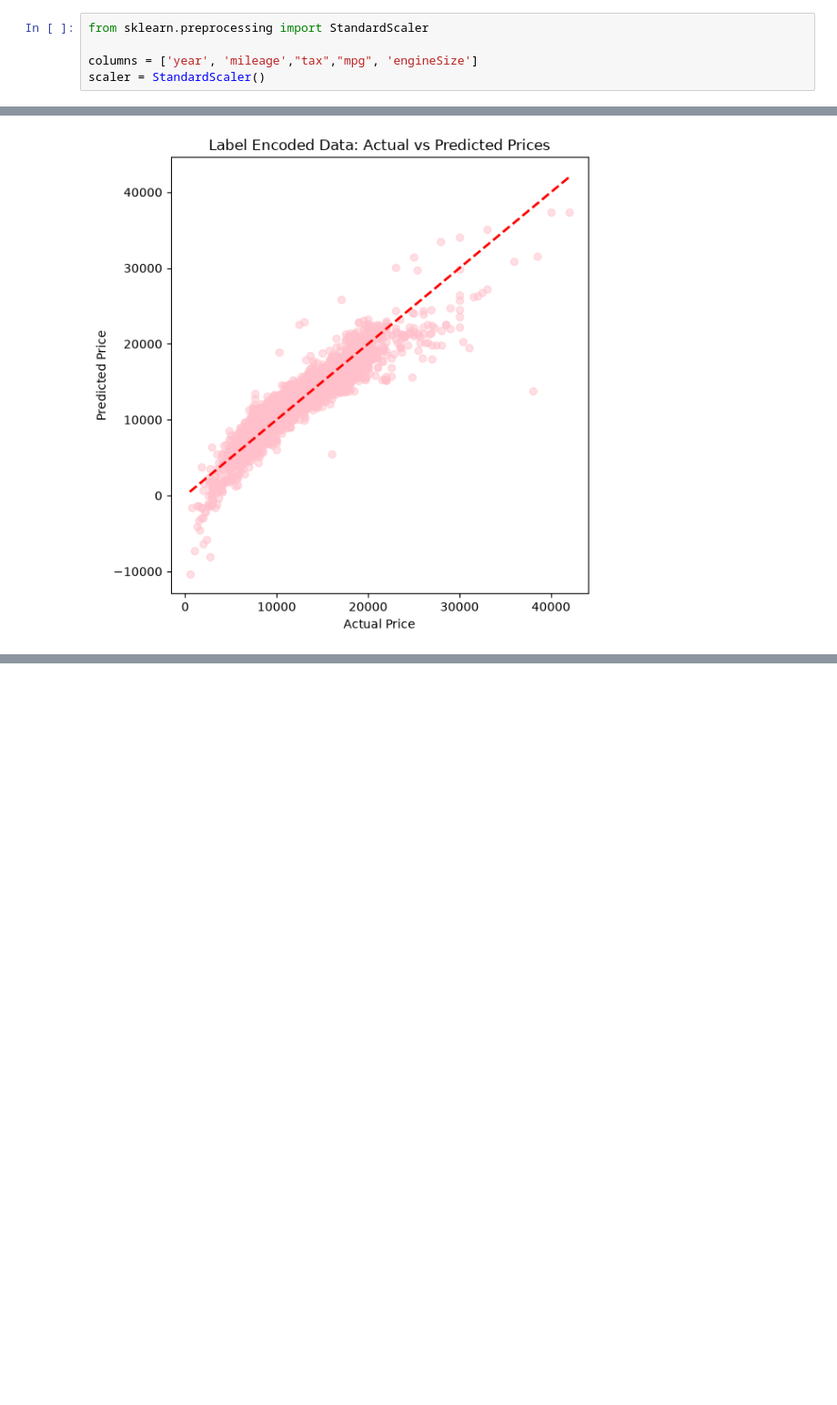
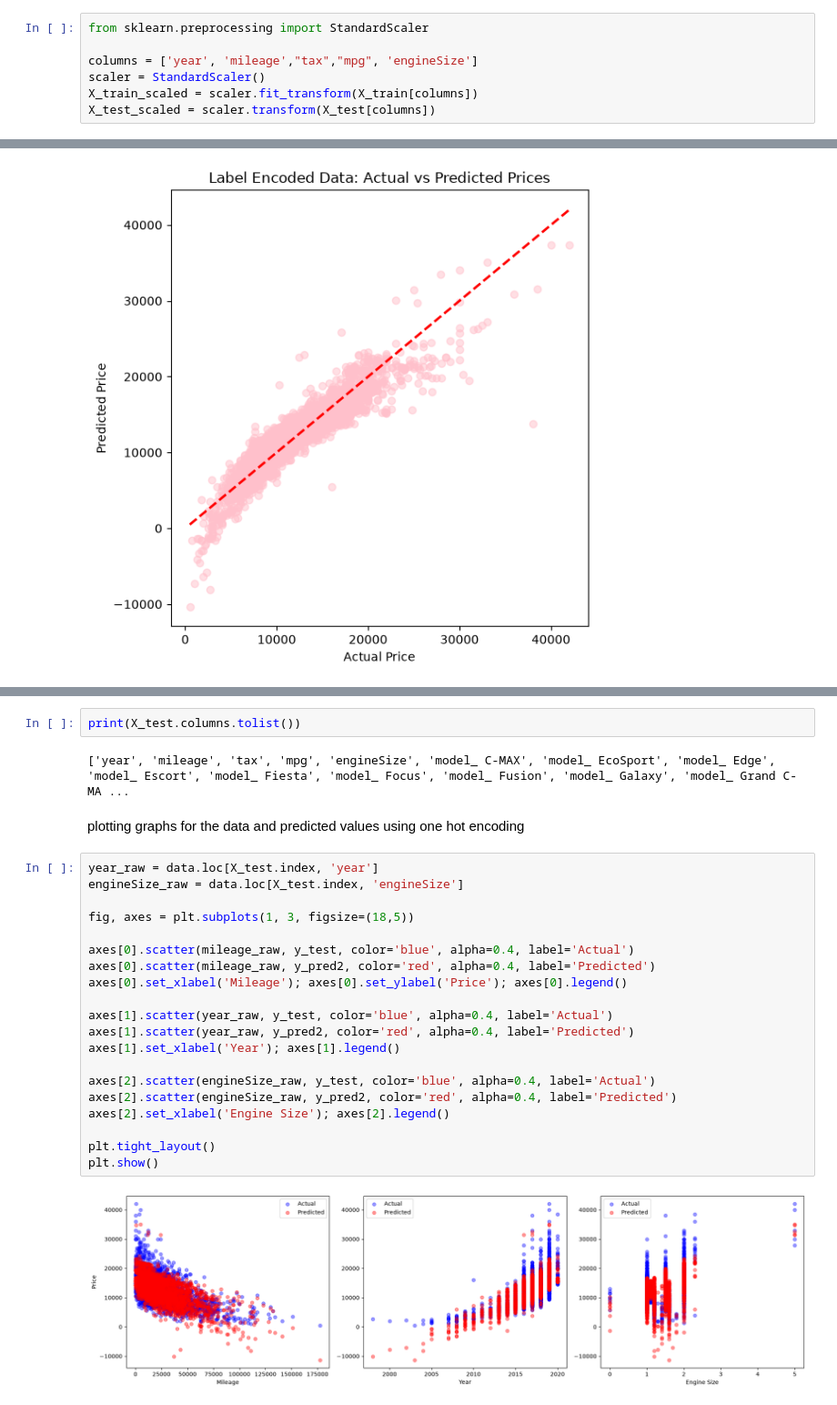
Before and after one commit to nithishayasam/Carprice_prediction_using_Linear_Regression, a Jupyter notebook: ford.ipynb, the cells around one changed output, grey strips where cells are left out. Shown at 91% size. Saved outputs shown, nothing was run; the diff lists cells and outputs as text; blank space fills up the shorter version.

```diff
--- a/ford.ipynb
+++ b/ford.ipynb
@@ -235,6 +238,8 @@ from sklearn.preprocessing import StandardScaler
 
 columns = ['year', 'mileage',"tax","mpg", 'engineSize']
 scaler = StandardScaler()
+X_train_scaled = scaler.fit_transform(X_train[columns])
+X_test_scaled = scaler.transform(X_test[columns])
 # %%
 encoded[columns] = scaler.fit_transform(encoded[columns])
 # %%
@@ -441,0 +444,28 @@ plt.show()
+# %%
+print(X_test.columns.tolist())
+# %% [output]
+['year', 'mileage', 'tax', 'mpg', 'engineSize', 'model_ C-MAX', 'model_ EcoSport', 'model_ Edge', 'model_ Escort', 'model_ Fiesta', 'model_ Focus', 'model_ Fusion', 'model_ Galaxy', 'model_ Grand C-MA ...
+# %% [markdown]
+plotting graphs for the data and predicted values using one hot encoding
+# %%
+year_raw = data.loc[X_test.index, 'year']
+engineSize_raw = data.loc[X_test.index, 'engineSize']
+
+fig, axes = plt.subplots(1, 3, figsize=(18,5))
+
+axes[0].scatter(mileage_raw, y_test, color='blue', alpha=0.4, label='Actual')
+axes[0].scatter(mileage_raw, y_pred2, color='red', alpha=0.4, label='Predicted')
+axes[0].set_xlabel('Mileage'); axes[0].set_ylabel('Price'); axes[0].legend()
+
+axes[1].scatter(year_raw, y_test, color='blue', alpha=0.4, label='Actual')
+axes[1].scatter(year_raw, y_pred2, color='red', alpha=0.4, label='Predicted')
+axes[1].set_xlabel('Year'); axes[1].legend()
+
+axes[2].scatter(engineSize_raw, y_test, color='blue', alpha=0.4, label='Actual')
+axes[2].scatter(engineSize_raw, y_pred2, color='red', alpha=0.4, label='Predicted')
+axes[2].set_xlabel('Engine Size'); axes[2].legend()
+
+plt.tight_layout()
+plt.show()
+# %% [output]
+[figure, added]
```
Also changed, not shown: parts of 3 cells of this notebook.
